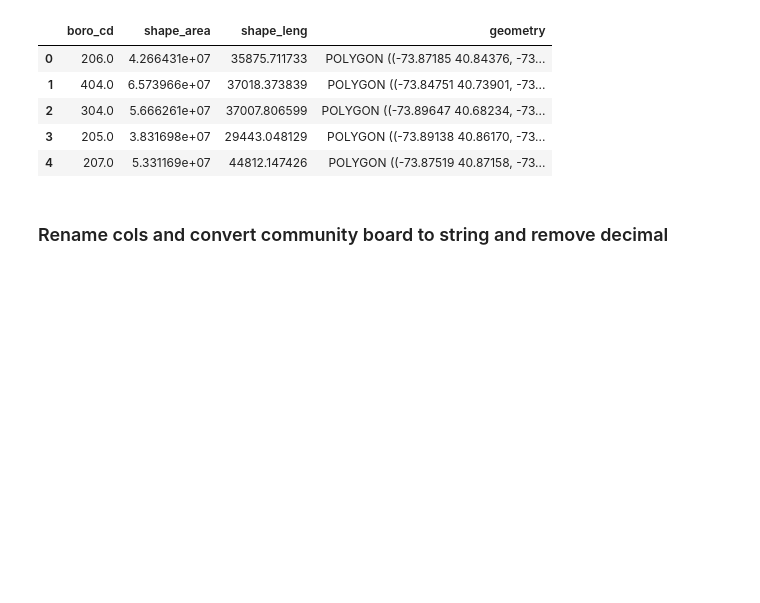
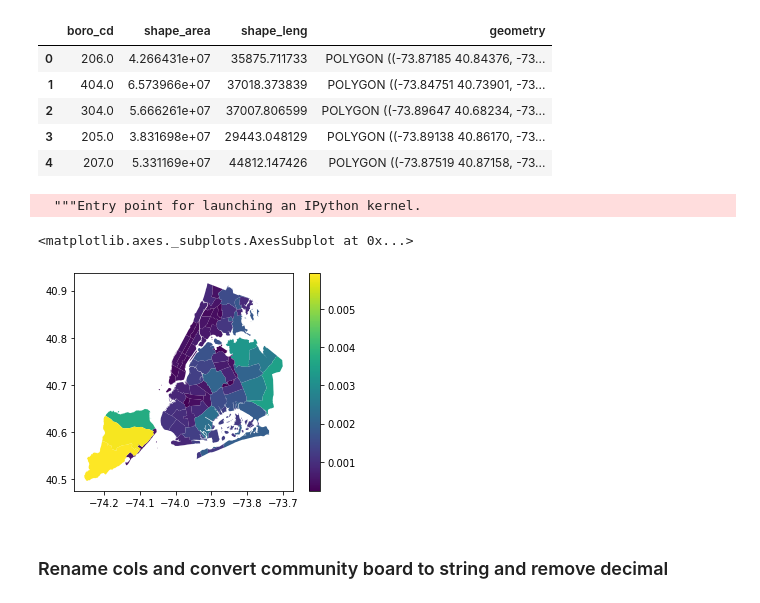
Before and after one commit to ahsan-fayyaz/DOB-Construction-Injury-Predictions, a Jupyter notebook: Maps.ipynb, the cells around one changed output. Drawn from its saved outputs; the diff is of its cells as text; code cells hidden in the pictures; blank space fills up the shorter version.

```diff
--- a/Maps.ipynb
+++ b/Maps.ipynb
@@ -76,6 +89,13 @@ gis_df.head()
 | 2 | 304.0 | 5.666261e+07 | 37007.806599 | POLYGON ((-73.89647 40.68234, -73... |
 | 3 | 205.0 | 3.831698e+07 | 29443.048129 | POLYGON ((-73.89138 40.86170, -73... |
 | 4 | 207.0 | 5.331169e+07 | 44812.147426 | POLYGON ((-73.87519 40.87158, -73... |
+# %%
+gis_df["area"] = gis_df.area
+gis_df.plot("area", legend=True)
+# %% [output]
+  """Entry point for launching an IPython kernel.
+<matplotlib.axes._subplots.AxesSubplot at 0x...>
+[figure, added]
 # %%
 community_board_count = pd.read_csv("/content/sample_data/community_board_count.csv")
 # %% [markdown]
```
Also changed, not shown: parts of 6 cells of this notebook.
